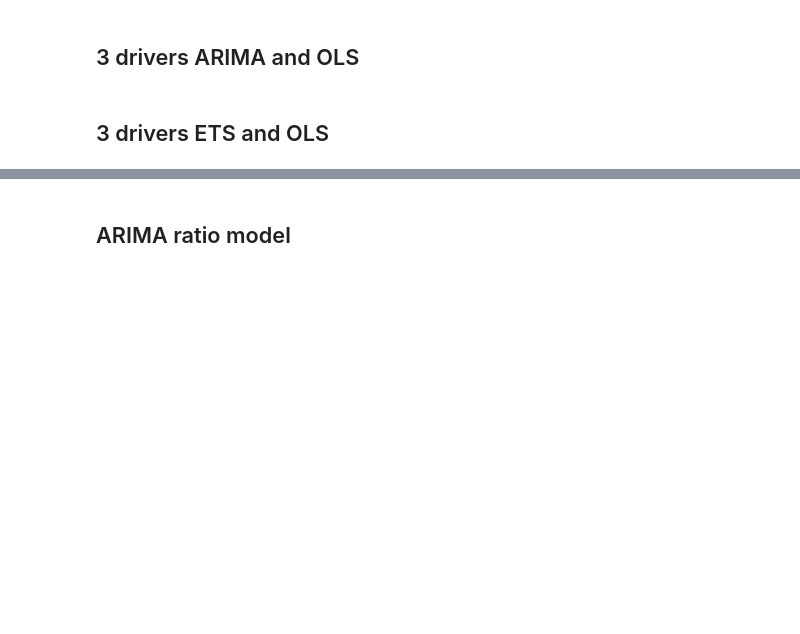
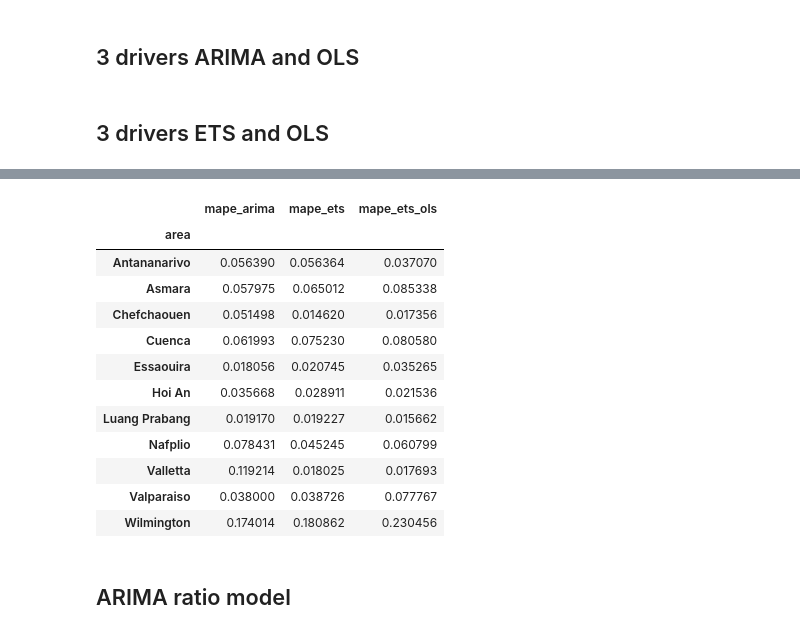
Before and after one commit to iddzzz/ggsn-thp-forecasting, a Jupyter notebook: ggsn-thp-forecasting.ipynb, the cells around one changed output, grey strips where cells are left out. Drawn from its saved outputs; the diff is of its cells as text; code cells hidden in the pictures; blank space fills up the shorter version.

```diff
--- a/ggsn-thp-forecasting.ipynb
+++ b/ggsn-thp-forecasting.ipynb
@@ -657,3 +715,22 @@ plt.show()
+# %%
+dfmape['mape_ets_ols'] = np.nan
+for area in dictdf_test.keys():
+    dfmape.at[area, 'mape_ets_ols'] = mean_absolute_percentage_error(dictdf_test[area][col_ggsn], dictdf_test[area][f'{col_ggsn}_ets_ols'])
+dfmape
+# %% [output]
+|  | mape_arima | mape_ets | mape_ets_ols |
+| area |  |  |  |
+| Antananarivo | 0.056390 | 0.056364 | 0.037070 |
+| Asmara | 0.057975 | 0.065012 | 0.085338 |
+| Chefchaouen | 0.051498 | 0.014620 | 0.017356 |
+| Cuenca | 0.061993 | 0.075230 | 0.080580 |
+| Essaouira | 0.018056 | 0.020745 | 0.035265 |
+| Hoi An | 0.035668 | 0.028911 | 0.021536 |
+| Luang Prabang | 0.019170 | 0.019227 | 0.015662 |
+| Nafplio | 0.078431 | 0.045245 | 0.060799 |
+| Valletta | 0.119214 | 0.018025 | 0.017693 |
+| Valparaiso | 0.038000 | 0.038726 | 0.077767 |
+| Wilmington | 0.174014 | 0.180862 | 0.230456 |
 # %% [markdown]
 ## ARIMA ratio model
 # %% [markdown]
```
Also changed, not shown: parts of 7 cells of this notebook.
